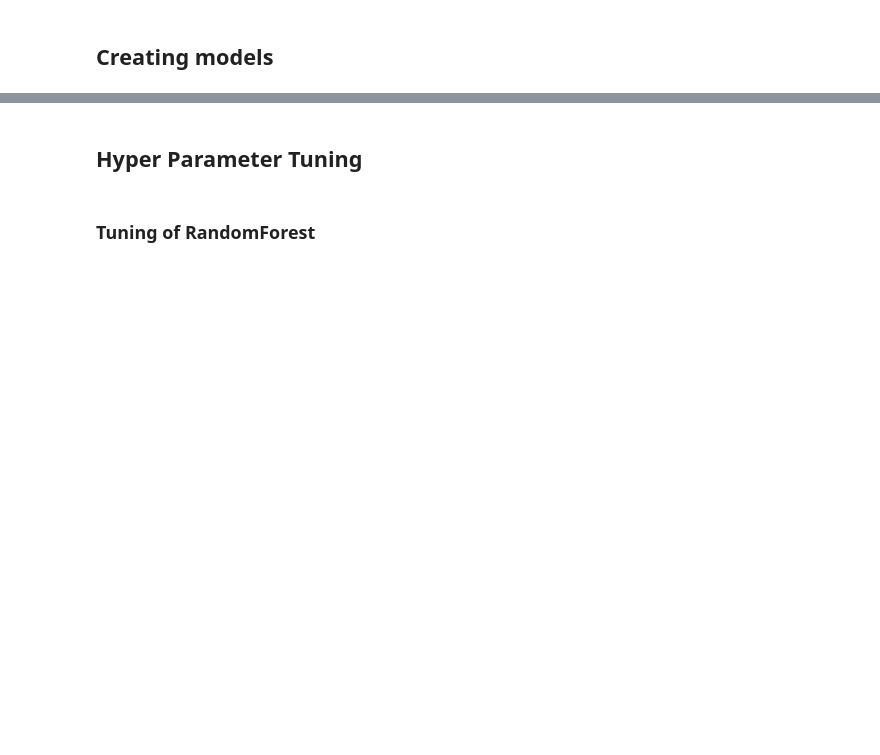
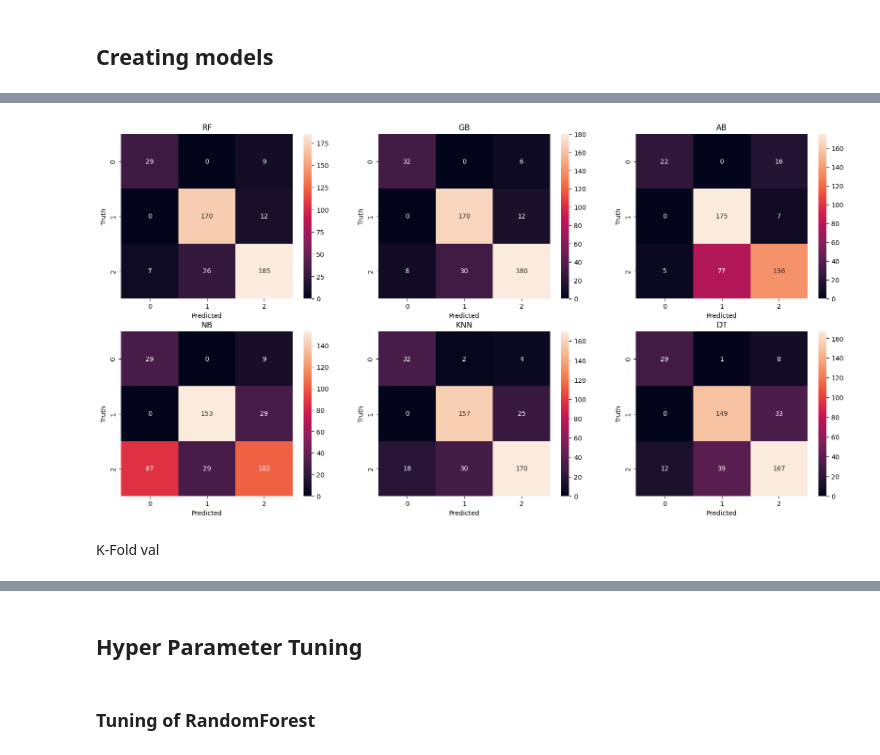
Before and after one commit to maikuvit/Space-Capybaras-Final-Project, a Jupyter notebook: HousePricesSpaceCapybaras_Model.ipynb, the cells around one changed output, grey strips where cells are left out. Cells and saved outputs as stored; diff of their text form; code cells hidden in the pictures; blank space fills up the shorter version.

```diff
--- a/HousePricesSpaceCapybaras_Model.ipynb
+++ b/HousePricesSpaceCapybaras_Model.ipynb
@@ -129,6 +59,0 @@ The F1 Score or F-score is a weighted average of precision and recall.
-# %%
-adaboost_model = AdaBoostClassifier(random_state=seed)
-adaboost_model.fit(x_train, y_train)
-y_pred = adaboost_model.predict(x_test)
-
-ab_accuracy = accuracy_score(y_test, y_pred)
@@ -161,0 +69,16 @@ The F1 Score or F-score is a weighted average of precision and recall.
+# %%
+# fit each model using the training data from the oversampling
+# and evaluate its performance on the test data and save precision, accuracy, recall and f1-score
+
+results = []
+names = []
+
+for name, model in models:
+    model.fit(x_train_smote, y_train_smote)
+    y_pred = model.predict(x_test)
+    accuracy = accuracy_score(y_test, y_pred)
+    precision = precision_score(y_test, y_pred, average='weighted')
+    recall = recall_score(y_test, y_pred, average='weighted')
+    f1score = f1_score(y_test, y_pred, average='weighted')
+    results.append([accuracy, precision, recall, f1score, confusion_matrix(y_test, y_pred)])
+    names.append(name)
@@ -161,0 +97,15 @@ The F1 Score or F-score is a weighted average of precision and recall.
+# %%
+#create a confusion matrix for each model in a 2x3 grid
+fig, axes = plt.subplots(2, 3, figsize=(20, 10))
+for i, (name, model) in enumerate(models):
+    row = i // 3
+    col = i % 3
+    axes[row, col].set_title(name)
+    sb.heatmap(results[i][4], annot=True, fmt='d', cmap='rocket', ax=axes[row, col])
+    axes[row, col].set_xlabel('Predicted')
+    axes[row, col].set_ylabel('Truth')
+plt.show()
+# %% [output]
+[figure, added]
+# %% [markdown]
+K-Fold val
```
Also changed, not shown: parts of 45 cells of this notebook.
